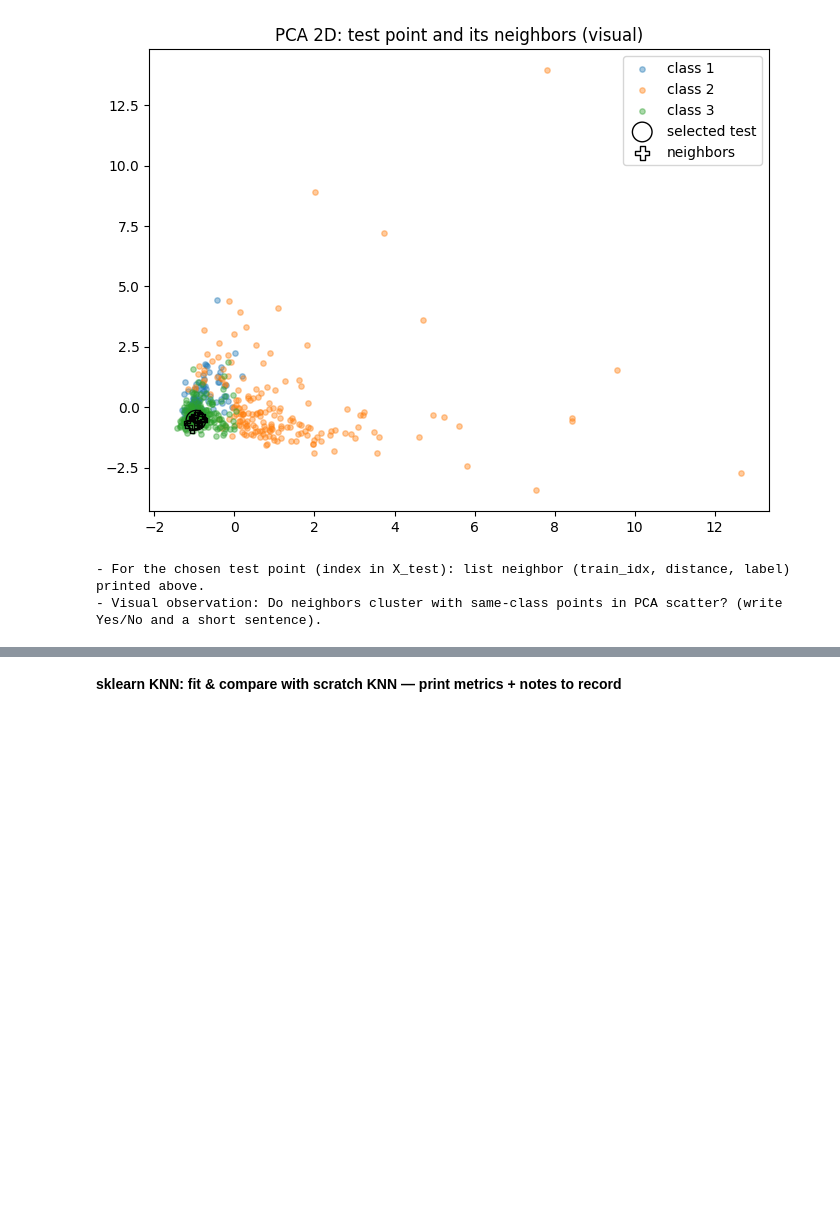
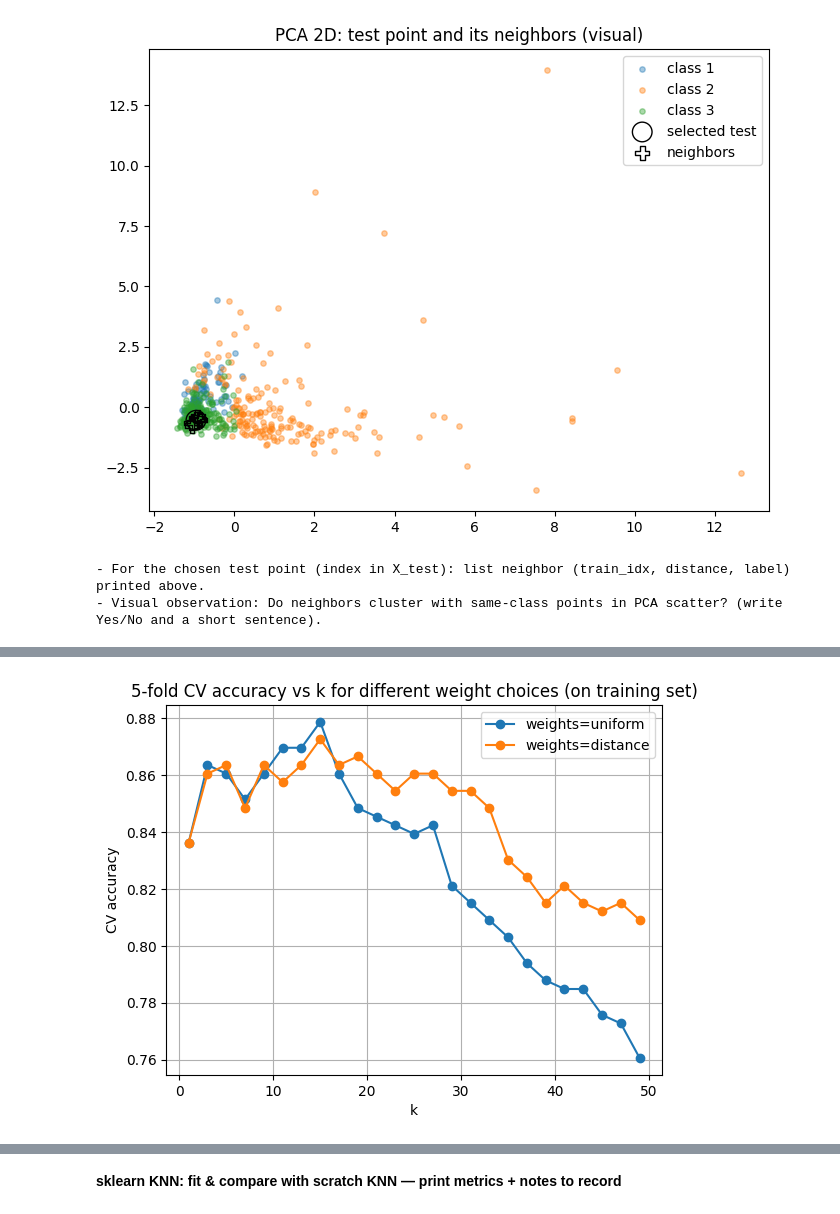
Before and after one commit to mahesh-babu-chittem/Machine-Learning-MaheshBabuChittem, a Jupyter notebook: Lab7_AP23110010084_KNN(ScrathVersion&SklearnVersion_WithoutMissingValues).ipynb, the cells around one changed output, grey strips where cells are left out. Drawn from its saved outputs; the diff is of its cells as text; code cells hidden in the pictures; blank space fills up the shorter version.

```diff
--- a/Lab7_AP23110010084_KNN(ScrathVersion&SklearnVersion_WithoutMissingValues).ipynb
+++ b/Lab7_AP23110010084_KNN(ScrathVersion&SklearnVersion_WithoutMissingValues).ipynb
@@ -573,3 +651,93 @@ Neighbors for test index 0
 [figure]
 - For the chosen test point (index in X_test): list neighbor (train_idx, distance, label) printed above.
 - Visual observation: Do neighbors cluster with same-class points in PCA scatter? (write Yes/No and a short sentence).
+# %%
+# Sklearn KNN: find best (k, weight) by CV on TRAIN set (if not already found), retrain, and evaluate on TEST set.
+from sklearn.neighbors import KNeighborsClassifier
+from sklearn.model_selection import cross_val_score
+from sklearn.metrics import accuracy_score, classification_report, confusion_matrix
+import numpy as np
+import matplotlib.pyplot as plt
+
+# Ensure data present
+assert 'X_train' in globals() and 'X_test' in globals() and 'y_train' in globals() and 'y_test' in globals(), \
+       "Run preprocessing and train/test split cells first."
+
+# If best_k_cv / best_weight_cv already computed earlier, we re-use them.
+# Otherwise do a grid search via CV over k_values and two weight options.
+k_values = list(range(1, min(51, X_train.shape[0]-1), 2))  # odd ks: 1,3,5,... up to 49 or train_size-1
+weight_options = ['uniform', 'distance']
+
+# If best_k_cv and best_weight_cv exist, skip search; otherwise compute CV.
+if 'best_k_cv' in globals() and 'best_weight_cv' in globals():
+    print("Using existing best_k_cv and best_weight_cv from notebook variables.")
+    print("best_k_cv =", best_k_cv, "best_weight_cv =", best_weight_cv)
+    best_k = best_k_cv
+    best_weight = best_weight_cv
+else:
+    print("Performing 5-fold CV on training set to find best (k, weight).")
+    cv_results = {}  # (k,weight) -> mean_cv_score
+    for weight in weight_options:
+        scores_for_weight = []
+        print(f" Searching weights = '{weight}' ...")
+        for k in k_values:
+            knn = KNeighborsClassifier(n_neighbors=k, weights=weight, n_jobs=-1)
+            scores = cross_val_score(knn, X_train, y_train, cv=5, scoring='accuracy', n_jobs=-1)
+            mean_score = scores.mean()
+            cv_results[(k, weight)] = mean_score
+            scores_for_weight.append(mean_score)
+        # optional per-weight plot
+        plt.plot(k_values, scores_for_weight, marker='o', label=f'weights={weight}')
+    plt.title('5-fold CV accuracy vs k for different weight choices (on training set)')
+    plt.xlabel('k')
+    plt.ylabel('CV accuracy')
+    plt.grid(True)
+    plt.legend()
+    plt.show()
+
+    # pick best (k, weight)
+    (best_k, best_weight), best_cv_score = max(cv_results.items(), key=lambda x: x[1])
+    best_k_cv = best_k
+    best_weight_cv = best_weight
+    print(f"\nBest found by CV: k = {best_k_cv}, weight = '{best_weight_cv}', CV accuracy = {best_cv_score:.6f}")
+
+# Retrain final model on full training set with best params and evaluate on test set
+final_knn = KNeighborsClassifier(n_neighbors=int(best_k), weights=best_weight, n_jobs=-1)
+final_knn.fit(X_train, y_train)
+y_test_pred = final_knn.predict(X_test)
+
+test_acc = accuracy_score(y_test, y_test_pred)
+cm = confusion_matrix(y_test, y_test_pred)
+report = classification_report(y_test, y_test_pred)
+
+print("\nFINAL EVALUATION ON TEST SET")
+print(f" - Best k (from CV): {best_k}")
+print(f" - Best weight (from CV): {best_weight}")
+print(f" - Test accuracy: {test_acc:.6f}")
+print("\nConfusion matrix:\n", cm)
+print("\nClassification report:\n", report)
+
+# Also compute sklearn KNN with the other weight (same k) to compare (optional)
+other_weight = 'distance' if best_weight == 'uniform' else 'uniform'
+knn_other = KNeighborsClassifier(n_neighbors=int(best_k), weights=other_weight, n_jobs=-1)
+knn_other.fit(X_train, y_train)
+y_pred_other = knn_other.predict(X_test)
+acc_other = accuracy_score(y_test, y_pred_other)
+print(f"\nComparison (same k={best_k}) - other weight='{other_weight}': test accuracy = {acc_other:.6f}")
+
+print("\nNOTE — what to record:")
+print(f" - k_values tried (odd values): {k_values}")
+print(f" - weight options tried: {weight_options}")
+print(f" - Best k by CV (best_k_cv): {best_k}")
+print(f" - Best weight by CV (best_weight_cv): {best_weight}")
+print(f" - CV mean accuracy for chosen (k,weight): {best_cv_score:.6f}")
+print(f" - Final test accuracy (trained on full train, evaluated once on test): {test_acc:.6f}")
+print(" - Confusion matrix (copy above)")
+print(" - Classification report (copy above)")
+print(f" - Comparison with other weight (same k): other weight = '{other_weight}', test accuracy = {acc_other:.6f}")
+
+# Save best params into globals for later cells (so you can re-use)
+best_k_cv = best_k
+best_weight_cv = best_weight
+acc_final_test = test_acc
+# %% [output]
@@ -575,0 +747 @@ Neighbors for test index 0
+[figure, added]
```
Also changed, not shown: parts of 2 cells of this notebook.
